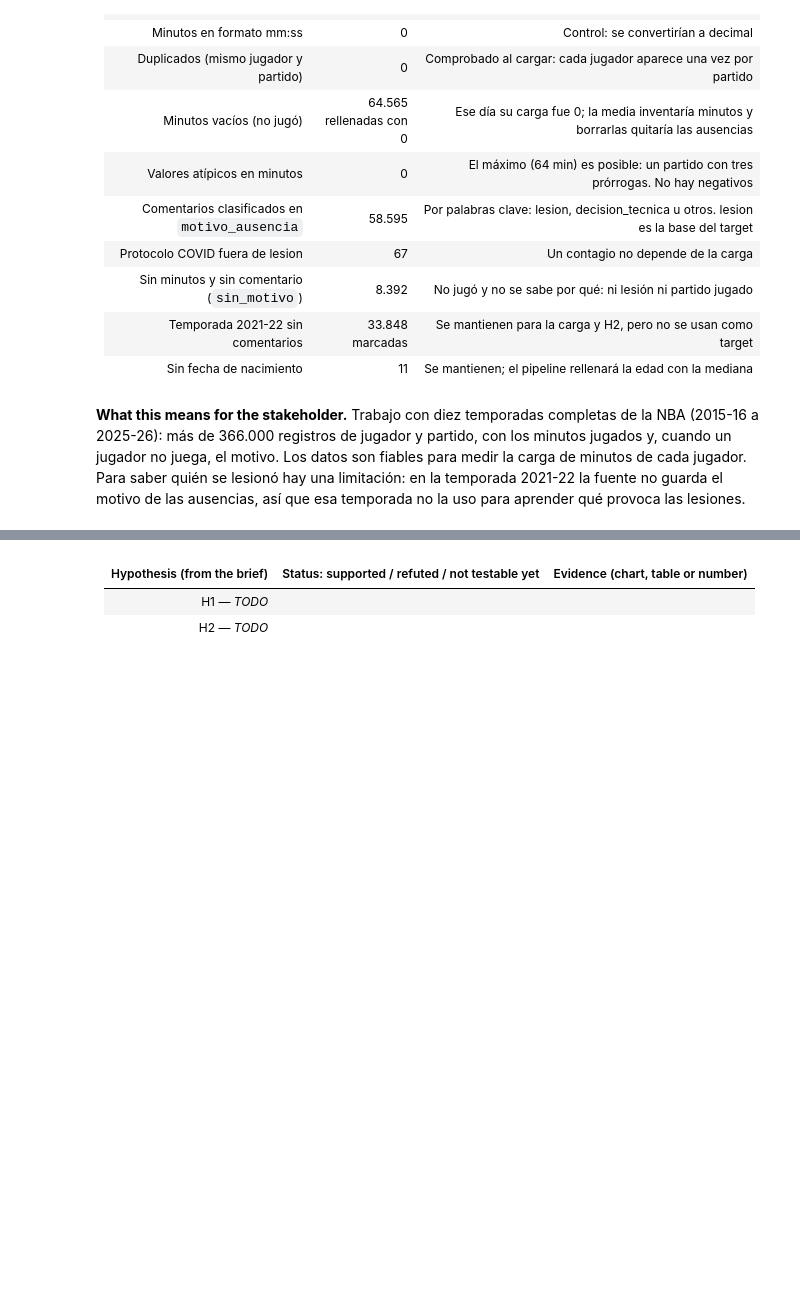
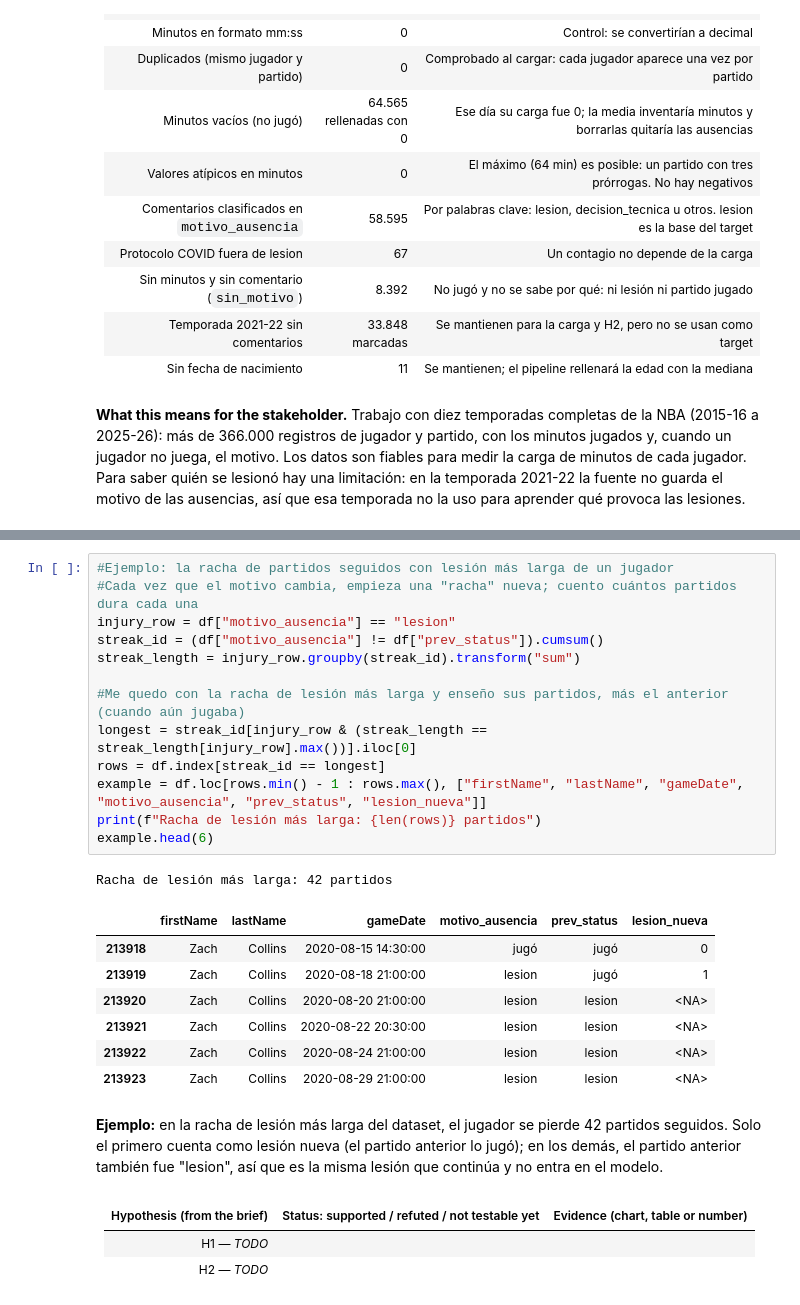
Before and after one commit to andreaga-pixel/NBA-dsci-AGA, a Jupyter notebook: project/project-model.ipynb, the cells around one changed output, grey strips where cells are left out. Drawn from its saved outputs; the diff is of its cells as text; blank space fills up the shorter version.

```diff
--- a/project/project-model.ipynb
+++ b/project/project-model.ipynb
@@ -193,3 +286,27 @@ dtype: object
+# %%
+#Ejemplo: la racha de partidos seguidos con lesión más larga de un jugador
+#Cada vez que el motivo cambia, empieza una "racha" nueva; cuento cuántos partidos dura cada una
+injury_row = df["motivo_ausencia"] == "lesion"
+streak_id = (df["motivo_ausencia"] != df["prev_status"]).cumsum()
+streak_length = injury_row.groupby(streak_id).transform("sum")
+
+#Me quedo con la racha de lesión más larga y enseño sus partidos, más el anterior (cuando aún jugaba)
+longest = streak_id[injury_row & (streak_length == streak_length[injury_row].max())].iloc[0]
+rows = df.index[streak_id == longest]
+example = df.loc[rows.min() - 1 : rows.max(), ["firstName", "lastName", "gameDate", "motivo_ausencia", "prev_status", "lesion_nueva"]]
+print(f"Racha de lesión más larga: {len(rows)} partidos")
+example.head(6)
+# %% [output]
+Racha de lesión más larga: 42 partidos
+|  | firstName | lastName | gameDate | motivo_ausencia | prev_status | lesion_nueva |
+| 213918 | Zach | Collins | 2020-08-15 14:30:00 | jugó | jugó | 0 |
+| 213919 | Zach | Collins | 2020-08-18 21:00:00 | lesion | jugó | 1 |
+| 213920 | Zach | Collins | 2020-08-20 21:00:00 | lesion | lesion | <NA> |
+| 213921 | Zach | Collins | 2020-08-22 20:30:00 | lesion | lesion | <NA> |
+| 213922 | Zach | Collins | 2020-08-24 21:00:00 | lesion | lesion | <NA> |
+| 213923 | Zach | Collins | 2020-08-29 21:00:00 | lesion | lesion | <NA> |
+# %% [markdown]
+**Ejemplo:** en la racha de lesión más larga del dataset, el jugador se pierde 42 partidos seguidos. Solo el primero cuenta como lesión nueva (el partido anterior lo jugó); en los demás, el partido anterior también fue "lesion", así que es la misma lesión que continúa y no entra en el modelo.
 # %% [markdown]
 | Hypothesis (from the brief) | Status: supported / refuted / not testable yet | Evidence (chart, table or number) |
 |---|---|---|
```
Also changed, not shown: parts of 4 cells of this notebook.
